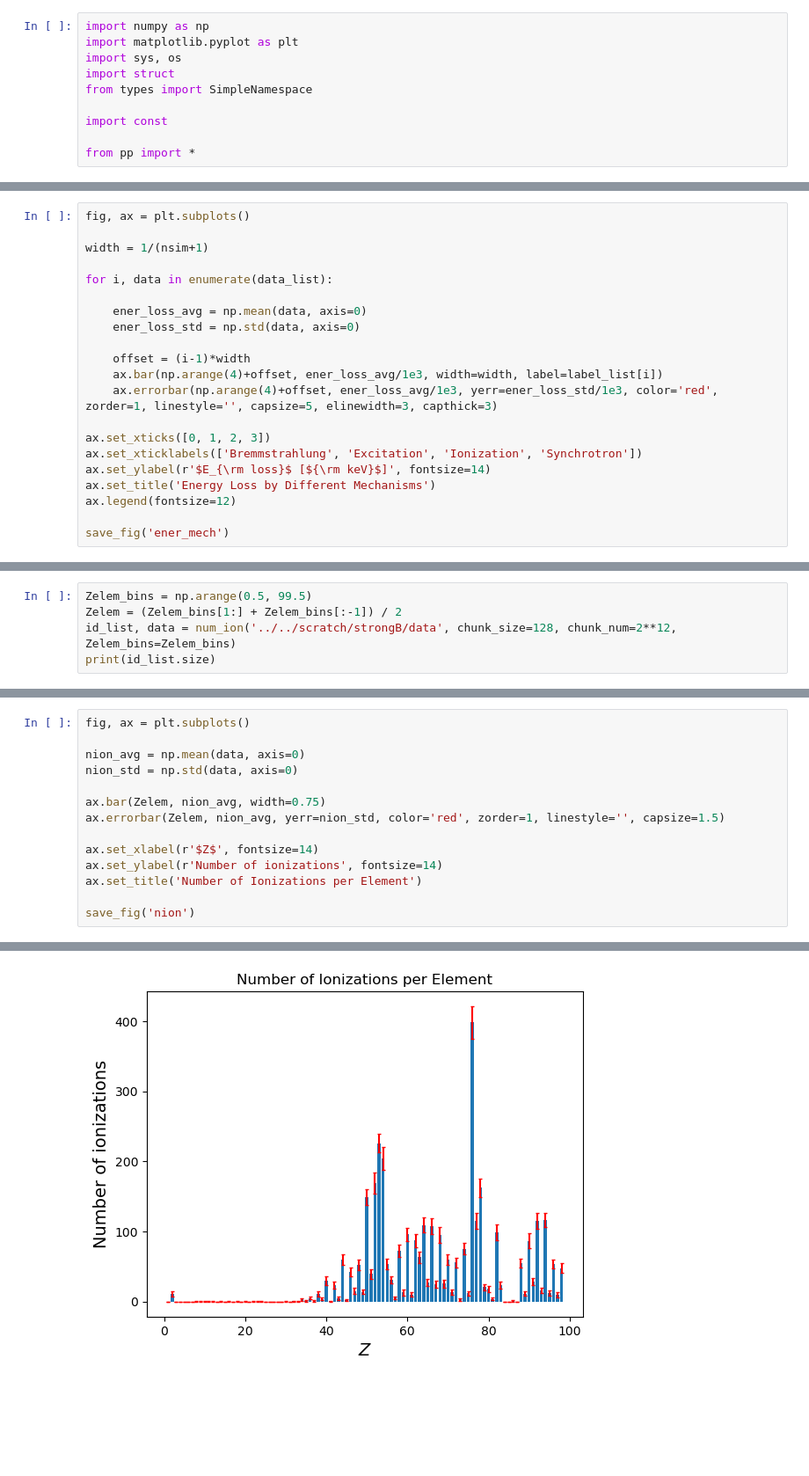
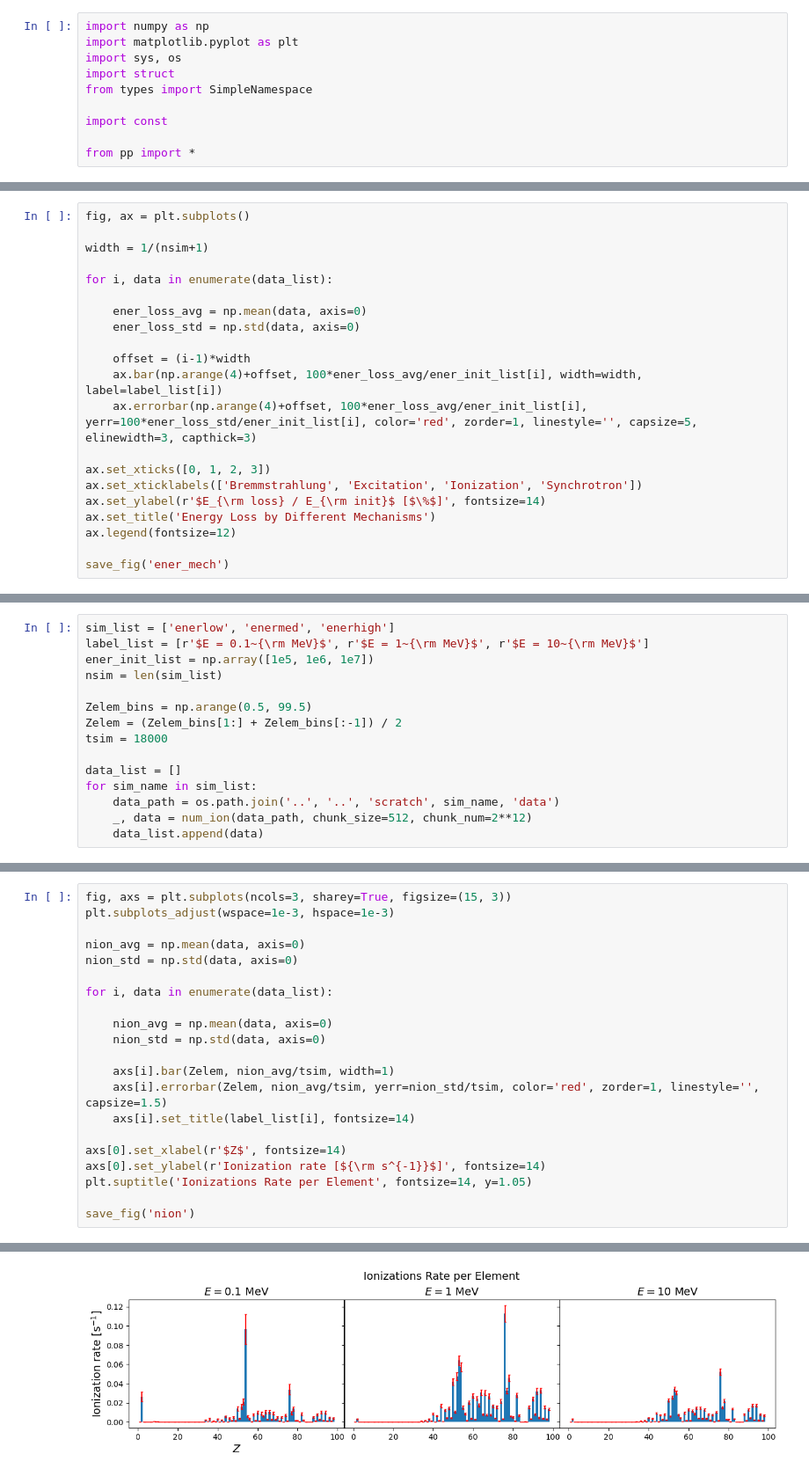
Before and after one commit to zandalman/thunderstorm, a Jupyter notebook: utils/pp.ipynb, the cells around one changed output, grey strips where cells are left out. Shown: that part at 88% size. Saved outputs shown, nothing was run; the diff lists cells and outputs as text; blank space fills up the shorter version.

```diff
--- a/utils/pp.ipynb
+++ b/utils/pp.ipynb
@@ -29,12 +30,12 @@ for i, data in enumerate(data_list):
     ener_loss_std = np.std(data, axis=0)
 
     offset = (i-1)*width
-    ax.bar(np.arange(4)+offset, ener_loss_avg/1e3, width=width, label=label_list[i])
-    ax.errorbar(np.arange(4)+offset, ener_loss_avg/1e3, yerr=ener_loss_std/1e3, color='red', zorder=1, linestyle='', capsize=5, elinewidth=3, capthick=3)
+    ax.bar(np.arange(4)+offset, 100*ener_loss_avg/ener_init_list[i], width=width, label=label_list[i])
+    ax.errorbar(np.arange(4)+offset, 100*ener_loss_avg/ener_init_list[i], yerr=100*ener_loss_std/ener_init_list[i], color='red', zorder=1, linestyle='', capsize=5, elinewidth=3, capthick=3)
 
 ax.set_xticks([0, 1, 2, 3])
 ax.set_xticklabels(['Bremmstrahlung', 'Excitation', 'Ionization', 'Synchrotron'])
-ax.set_ylabel(r'$E_{\rm loss}$ [${\rm keV}$]', fontsize=14)
+ax.set_ylabel(r'$E_{\rm loss} / E_{\rm init}$ [$\%$]', fontsize=14)
 ax.set_title('Energy Loss by Different Mechanisms')
 ax.legend(fontsize=12)
 
@@ -45,5 +46,15 @@ Saved figure as 'ener_mech-062520241618.png'
 # %%
+sim_list = ['enerlow', 'enermed', 'enerhigh']
+label_list = [r'$E = 0.1~{\rm MeV}$', r'$E = 1~{\rm MeV}$', r'$E = 10~{\rm MeV}$']
+ener_init_list = np.array([1e5, 1e6, 1e7])
+nsim = len(sim_list)
+
 Zelem_bins = np.arange(0.5, 99.5)
 Zelem = (Zelem_bins[1:] + Zelem_bins[:-1]) / 2
-id_list, data = num_ion('../../scratch/strongB/data', chunk_size=128, chunk_num=2**12, Zelem_bins=Zelem_bins)
-print(id_list.size)
+tsim = 18000
+
+data_list = []
+for sim_name in sim_list:
+    data_path = os.path.join('..', '..', 'scratch', sim_name, 'data')
+    _, data = num_ion(data_path, chunk_size=512, chunk_num=2**12)
+    data_list.append(data)
@@ -52,15 +61,22 @@ print(id_list.size)
 # %%
-fig, ax = plt.subplots()
+fig, axs = plt.subplots(ncols=3, sharey=True, figsize=(15, 3))
+plt.subplots_adjust(wspace=1e-3, hspace=1e-3)
 
 nion_avg = np.mean(data, axis=0)
 nion_std = np.std(data, axis=0)
 
-ax.bar(Zelem, nion_avg, width=0.75)
-ax.errorbar(Zelem, nion_avg, yerr=nion_std, color='red', zorder=1, linestyle='', capsize=1.5)
+for i, data in enumerate(data_list):
 
-ax.set_xlabel(r'$Z$', fontsize=14)
-ax.set_ylabel(r'Number of ionizations', fontsize=14)
-ax.set_title('Number of Ionizations per Element')
+    nion_avg = np.mean(data, axis=0)
+    nion_std = np.std(data, axis=0)
+
+    axs[i].bar(Zelem, nion_avg/tsim, width=1)
+    axs[i].errorbar(Zelem, nion_avg/tsim, yerr=nion_std/tsim, color='red', zorder=1, linestyle='', capsize=1.5)
+    axs[i].set_title(label_list[i], fontsize=14)
+
+axs[0].set_xlabel(r'$Z$', fontsize=14)
+axs[0].set_ylabel(r'Ionization rate [${\rm s^{-1}}$]', fontsize=14)
+plt.suptitle('Ionizations Rate per Element', fontsize=14, y=1.05)
 
 save_fig('nion')
 # %% [output]
@@ -68,4 +84,4 @@ Saved figure as 'nion-062520241619.png'
-[figure, old version]
+[figure, new version]
 # %%
 num = 64
 ener_bins = np.logspace(-1, 5, num)
```
Also changed, not shown: parts of 11 cells of this notebook, 2 other files.
